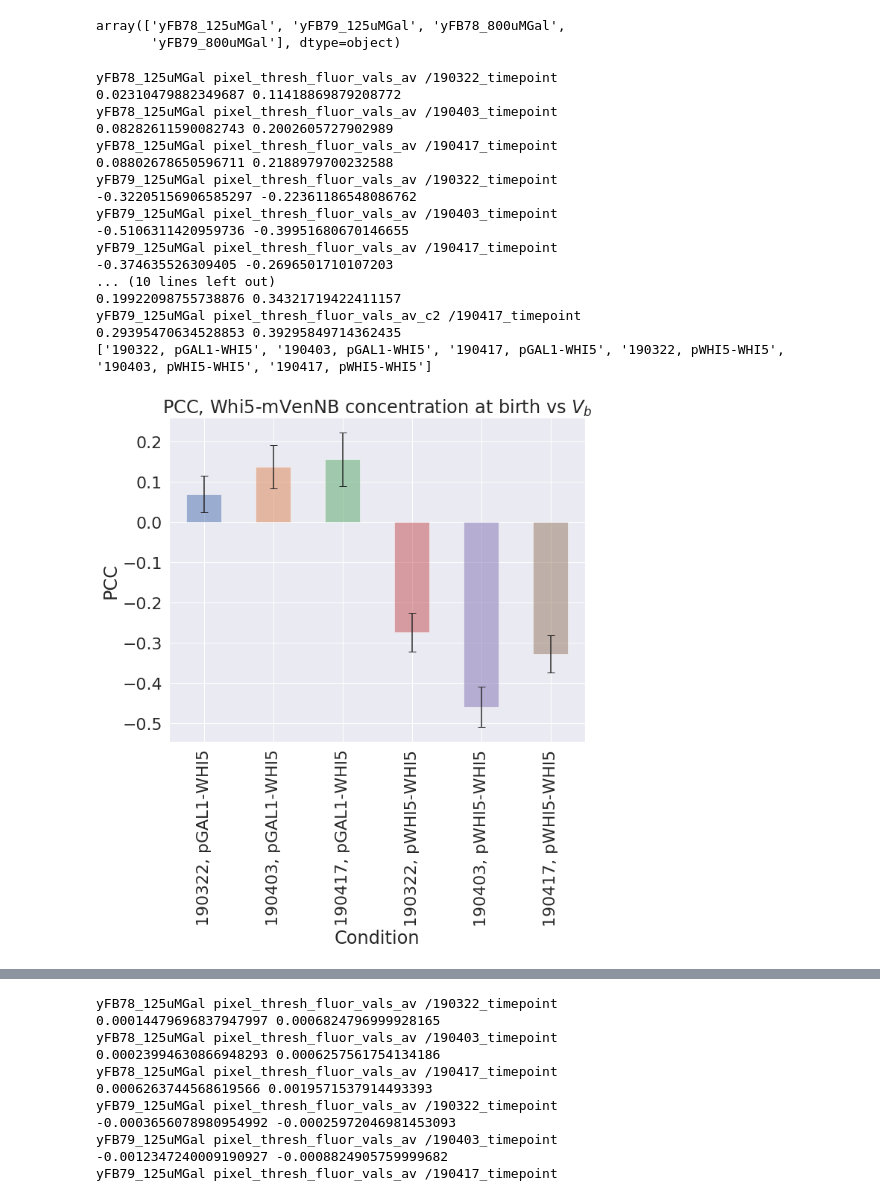
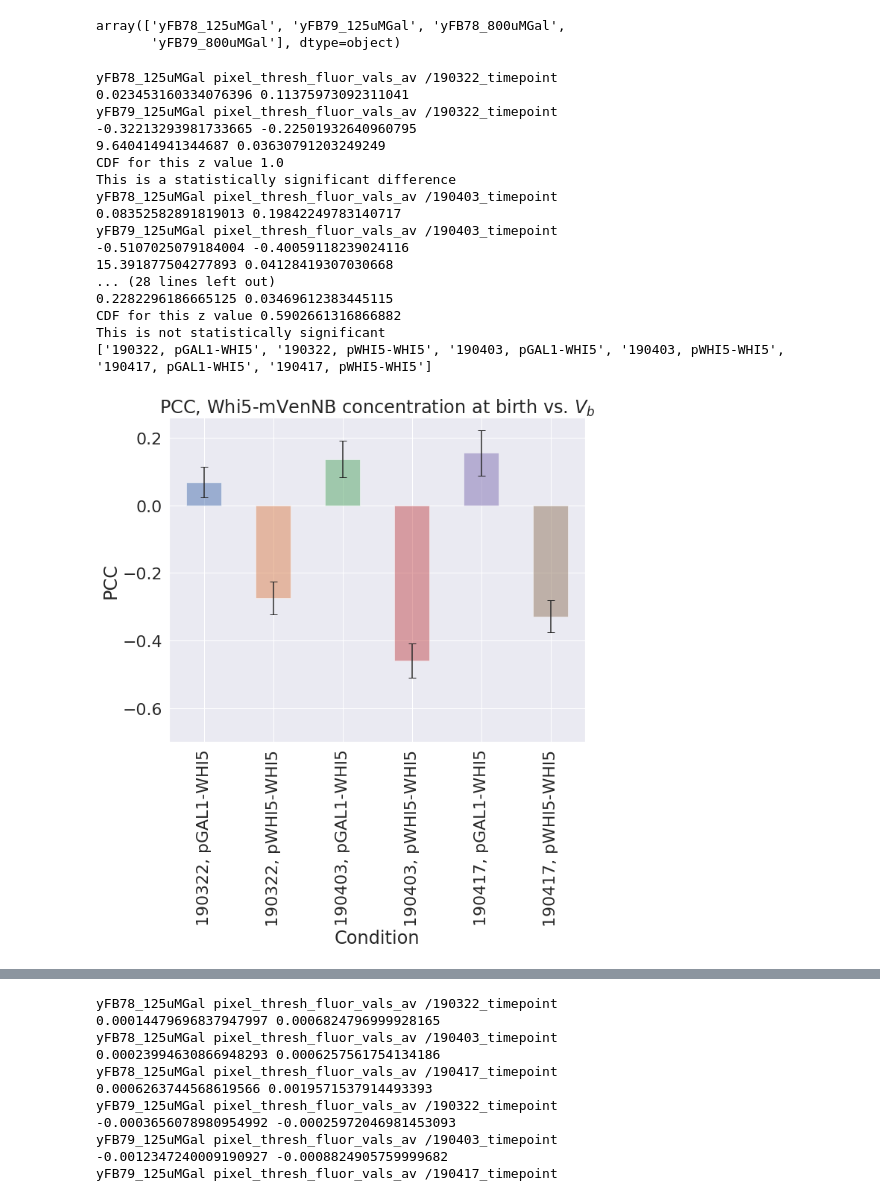
Before and after one commit to AWMurrayLab/image_processing_cellstar_public, a Jupyter notebook: timepoint_experiments_pandas_analysis.ipynb, the cells around one changed output, grey strips where cells are left out. Cells and saved outputs as stored; diff of their text form; code cells hidden in the pictures.

```diff
--- a/timepoint_experiments_pandas_analysis.ipynb
+++ b/timepoint_experiments_pandas_analysis.ipynb
@@ -109,13 +461,14 @@ df1.loc[x&y,'pixel_thresh_fluor_vals_av_c2'] = df1[x&y].pixel_thresh_fluor_vals_
 # Comparison of Whi5 concentration for different conditions
 # %%
 # x=df1.gal_conc !='800uMGal'
-y=df1.nuclear_whi5==1
+sns.set(font_scale=1)
 fig=plt.figure(figsize=[5,5])
-sns_plot=sns.boxplot(x="Condition", y="pixel_thresh_fluor_vals_av", data=df1[y],showfliers=False, boxprops=dict(alpha=.5))
+sns_plot=sns.boxplot(x="Condition", y="pixel_thresh_fluor_vals_av", data=df1,showfliers=False, boxprops=dict(alpha=.5))
 plt.ylabel('Whi5 concentration (a.u.)')
 plt.xticks(rotation=90)
 # plt.ylim(ymax=6000,ymin=0)
 plt.show()
 fig.savefig('/home/felix/Dropbox/19_whi5_dilution_paper/plots/induction_validation/c1_G1_dist_timepoint_variable_gal.png',dpi=500, bbox_inches='tight')
+plt.clf()
 # %% [output]
 [figure]
@@ -199,0 +752,18 @@ np.around(df1[y].groupby(['genotype','gal_conc']).agg({'pixel_thresh_fluor_vals_
+# %%
+x=df1.gal_conc=='125uMGal'
+y=df1.ellipse_volume<200  # ensuring that we aren't studying cells that are arrested in G1
+temp_df2 = df1[x&y].groupby(['genotype', 'expt_id'])
+df2=temp_df2.std()/temp_df2.mean()
+sns.set(font_scale=2)
+fig=plt.figure(figsize=[5,5])
+var= 'ellipse_volume'
+temp_df=df2[var].groupby('genotype').mean()
+temp_df1=df2[var].groupby('genotype').std(ddof=1)
+g = sns.stripplot(x='genotype', y=var, data=df2.reset_index(), size=7, jitter=True, linewidth=2.0)
+labels = ['$P_{GAL1}-WHI5$', '$P_{WHI5}-WHI5$']
+temp_df.plot(kind='bar',yerr=temp_df1,capsize=10.0, figsize=[10,8],grid=True, alpha=.5)
+g.set_xticklabels(labels, rotation=0)
+plt.ylabel('CV in Volume in G1 (a.u.)')
+fig.savefig('/home/felix/Dropbox/19_whi5_dilution_paper/plots/size_distribution_perturbation/timepoint_G1_volume_CV_bar.png',dpi=500, bbox_inches='tight')
+plt.show()
+plt.clf()
@@ -636,51 +1209,67 @@ nucl_whi5 = 1
 expt_ids = ['/190322_timepoint', '/190403_timepoint', '/190417_timepoint']
 Strains = ['yFB78_125uMGal', 'yFB79_125uMGal']
 genotype = ['pGAL1-WHI5-mVenNB', 'pWHI5-WHI5-mVenNB']
+label1 = [r'$P_{GAL1}-WHI5$', r'$P_{WHI5}-WHI5$']
 fluor = ['Whi5-mVenNB', 'mCherry']
 x = 'pixel_thresh_vol'
 y=['pixel_thresh_fluor_vals_av', 'pixel_thresh_fluor_vals_av_c2']
 
 for ind in range(len(y)):
     vals = [[],[]]
     label = []
-    for ind1 in range(len(Strains)):
-        for ind0 in range(len(expt_ids)):
+    for ind0 in range(len(expt_ids)):
+        zvals=[]
+        for ind1 in range(len(Strains)):
             print Strains[ind1], y[ind], expt_ids[ind0]
             v1=df1.Strain==Strains[ind1]
             v2=df1.nuclear_whi5 == 1
             v3 = df1.expt_id==expt_ids[ind0]
             label.append(expt_ids[ind0][1:7]+', '+genotype[ind1][:10])
             z = boot.ci((df1[v1 & v2&v3][x],df1[v1 & v2&v3][y[ind]]), scipy.stats.pearsonr)
             vals[0].append(scipy.stats.pearsonr(df1[v1&v2&v3][x], df1[v1&v2&v3][y[ind]])[0])
             vals[1].append([vals[0][-1]-z[0][0], z[1][0]-vals[0][-1]])
+            zvals.append([np.arctanh(vals[0][-1]),1/np.sqrt(len(df1[v1&v2&v3][x])-3)])
             print z[0][0], z[1][0]
+        zobs=np.absolute((zvals[0][0]-zvals[1][0])/(np.sqrt(zvals[0][1]**2+zvals[1][1]**2)))
+        print zobs, np.sqrt(zvals[0][1]**2+zvals[1][1]**2)
+        print 'CDF for this z value', scipy.stats.norm.cdf(zobs)
+        if 0.025<scipy.stats.norm.cdf(zobs)<0.975:
+            print 'This is not statistically significant'
+        else:
+        #     props = {'connectionstyle':'bar','arrowstyle':'-',\
+        #                  'shrinkA':20,'shrinkB':20,'linewidth':2}
+        #     ax.annotate('', xy=(0.0,0.5), xytext=(0.0,0.5), arrowprops=props)
+            print 'This is a statistically significant difference'
+
     temp1 = pd.DataFrame(columns = ['slope', 'label'])
     temp1['slope'] = vals[0]
     temp1['label'] = label
     print label
     sns.set(font_scale=2.0)
     plot = temp1.plot(x='label',y='slope',kind='bar',yerr=zip(*vals[1]),legend=False,capsize=5.0,alpha=0.5, figsize=[10,8])
     plt.title('PCC, '+fluor[ind]+' concentration at birth vs. $V_b$')
     plt.xlabel('Condition')
     plt.ylabel('PCC')
     fig=plot.get_figure()
+    if ind==0:
+        plt.ylim(ymin=-0.7)
     fig.savefig('/home/felix/Dropbox/19_whi5_dilution_paper/plots/correlations_perturbation/PCC_comp_'+fluor[ind]+'.png',bbox_inches='tight')
 # %% [output]
 yFB78_125uMGal pixel_thresh_fluor_vals_av /190322_timepoint
-0.02310479882349687 0.11418869879208772
+0.023453160334076396 0.11375973092311041
+yFB79_125uMGal pixel_thresh_fluor_vals_av /190322_timepoint
+-0.32213293981733665 -0.22501932640960795
+9.640414941344687 0.03630791203249249
+CDF for this z value 1.0
+This is a statistically significant difference
 yFB78_125uMGal pixel_thresh_fluor_vals_av /190403_timepoint
-0.08282611590082743 0.2002605727902989
-yFB78_125uMGal pixel_thresh_fluor_vals_av /190417_timepoint
-0.08802678650596711 0.2188979700232588
-yFB79_125uMGal pixel_thresh_fluor_vals_av /190322_timepoint
--0.32205156906585297 -0.22361186548086762
+0.08352582891819013 0.19842249783140717
 yFB79_125uMGal pixel_thresh_fluor_vals_av /190403_timepoint
--0.5106311420959736 -0.39951680670146655
-yFB79_125uMGal pixel_thresh_fluor_vals_av /190417_timepoint
--0.374635526309405 -0.2696501710107203
-... (10 lines left out)
-0.19922098755738876 0.34321719422411157
-yFB79_125uMGal pixel_thresh_fluor_vals_av_c2 /190417_timepoint
-0.29395470634528853 0.39295849714362435
-['190322, pGAL1-WHI5', '190403, pGAL1-WHI5', '190417, pGAL1-WHI5', '190322, pWHI5-WHI5', '190403, pWHI5-WHI5', '190417, pWHI5-WHI5']
+-0.5107025079184004 -0.40059118239024116
+15.391877504277893 0.04128419307030668
+... (28 lines left out)
+0.2282296186665125 0.03469612383445115
+CDF for this z value 0.5902661316866882
+This is not statistically significant
+['190322, pGAL1-WHI5', '190322, pWHI5-WHI5', '190403, pGAL1-WHI5', '190403, pWHI5-WHI5', '190417, pGAL1-WHI5', '190417, pWHI5-WHI5']
-[figure, old version]
+[figure, new version]
```
Also changed, not shown: parts of 31 cells of this notebook, 12 other files.
